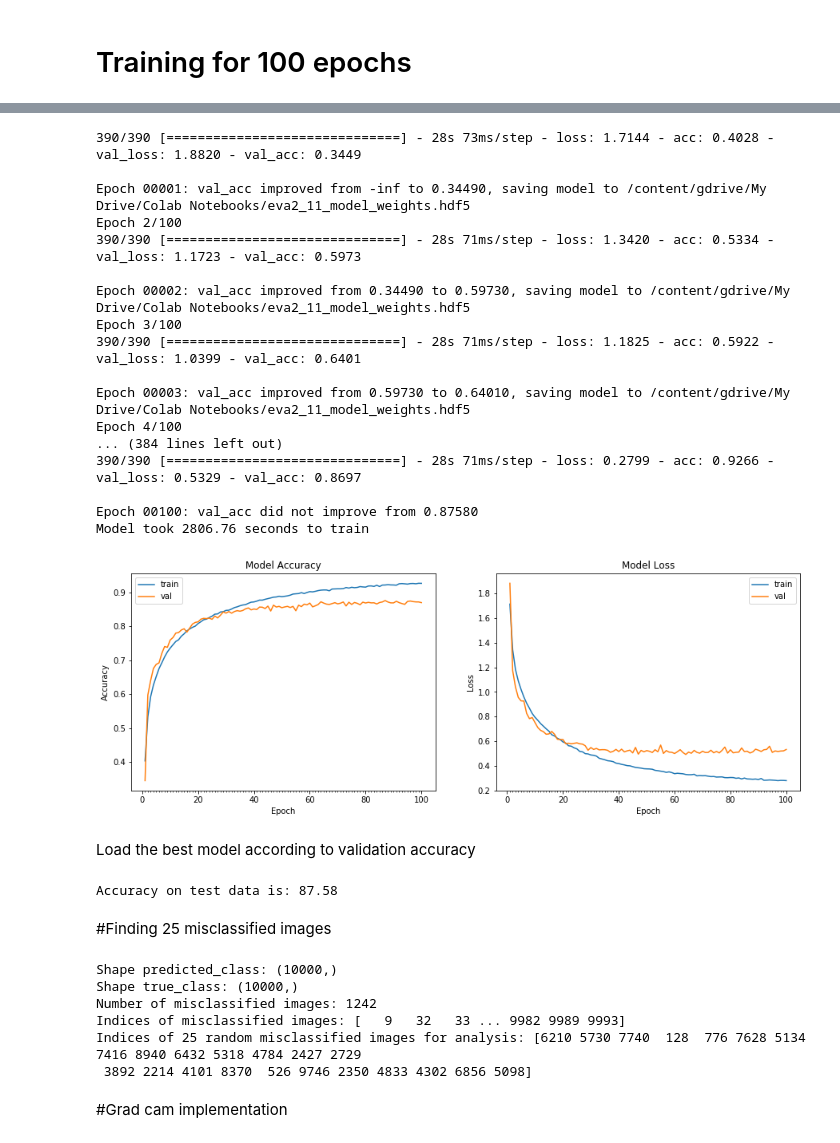
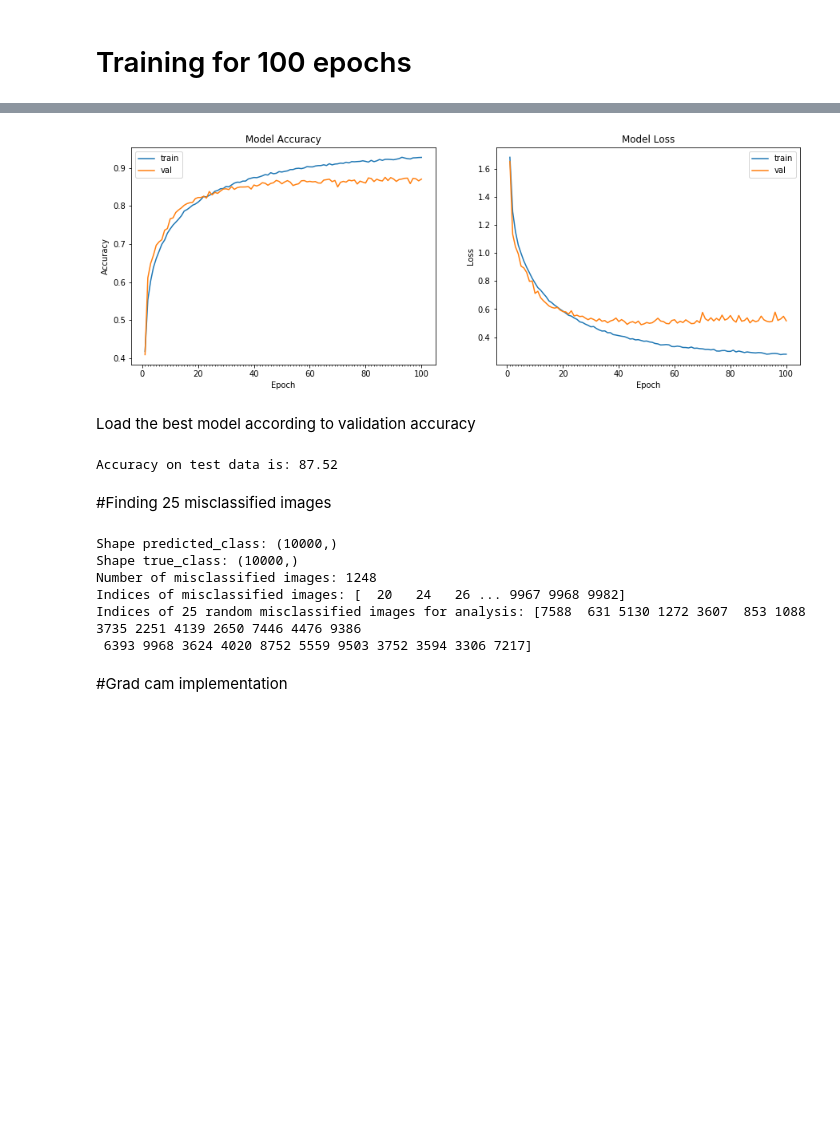
Before and after one commit to karthikvijayakumar/EVA, a Jupyter notebook: Project 11/Assignment_11.ipynb, the cells around one changed output, grey strips where cells are left out. Saved outputs shown, nothing was run; the diff lists cells and outputs as text; code cells hidden in the pictures; blank space fills up the shorter version.

Commit message:
Turning off verbose for Assignment 11

```diff
--- a/Project 11/Assignment_11.ipynb
+++ b/Project 11/Assignment_11.ipynb
@@ -337,7 +337,7 @@ datagen = ImageDataGenerator(zoom_range=0.0,
                              horizontal_flip=False,
                              preprocessing_function=get_random_eraser(v_l=0, v_h=1))
 
-checkpoint = ModelCheckpoint(model_weights_filepath, monitor='val_acc', verbose=1, save_best_only=True, mode='max')
+checkpoint = ModelCheckpoint(model_weights_filepath, monitor='val_acc', verbose=0, save_best_only=True, mode='max')
 
 callbacks_list = [checkpoint]
 
@@ -347,7 +347,7 @@ start = time.time()
 model_info = model.fit_generator(datagen.flow(X_train, Y_train, batch_size = 128),
                                  samples_per_epoch = X_train.shape[0], nb_epoch = 100,
                                  validation_data = (X_test, Y_test), callbacks = callbacks_list,
-                                 verbose=1)
+                                 verbose=0)
 end = time.time()
 print ("Model took %0.2f seconds to train"%(end - start))
 # plot model history
@@ -357,21 +357,4 @@ Epoch 1/100
-390/390 [==============================] - 28s 73ms/step - loss: 1.7144 - acc: 0.4028 - val_loss: 1.8820 - val_acc: 0.3449
-
-Epoch 00001: val_acc improved from -inf to 0.34490, saving model to /content/gdrive/My Drive/Colab Notebooks/eva2_11_model_weights.hdf5
-Epoch 2/100
-390/390 [==============================] - 28s 71ms/step - loss: 1.3420 - acc: 0.5334 - val_loss: 1.1723 - val_acc: 0.5973
-
-Epoch 00002: val_acc improved from 0.34490 to 0.59730, saving model to /content/gdrive/My Drive/Colab Notebooks/eva2_11_model_weights.hdf5
-Epoch 3/100
-390/390 [==============================] - 28s 71ms/step - loss: 1.1825 - acc: 0.5922 - val_loss: 1.0399 - val_acc: 0.6401
-
-Epoch 00003: val_acc improved from 0.59730 to 0.64010, saving model to /content/gdrive/My Drive/Colab Notebooks/eva2_11_model_weights.hdf5
-Epoch 4/100
-... (384 lines left out)
-390/390 [==============================] - 28s 71ms/step - loss: 0.2799 - acc: 0.9266 - val_loss: 0.5329 - val_acc: 0.8697
-
-Epoch 00100: val_acc did not improve from 0.87580
-Model took 2806.76 seconds to train
-[figure, old version]
+[figure, new version]
 # %% [markdown]
 Load the best model according to validation accuracy
 # %%
@@ -382,7 +365,7 @@ K.set_value(model.optimizer.lr, 0.005)
 # compute test accuracy
 print ("Accuracy on test data is: %0.2f"%accuracy(X_test, Y_test, model))
 # %% [output]
-Accuracy on test data is: 87.58
+Accuracy on test data is: 87.52
 # %% [markdown]
 #Finding 25 misclassified images
 # %%
@@ -402,10 +385,10 @@ print("Indices of 25 random misclassified images for analysis: " + str(sample_mi
 # %% [output]
 Shape predicted_class: (10000,)
 Shape true_class: (10000,)
-Number of misclassified images: 1242
-Indices of misclassified images: [   9   32   33 ... 9982 9989 9993]
-Indices of 25 random misclassified images for analysis: [6210 5730 7740  128  776 7628 5134 7416 8940 6432 5318 4784 2427 2729
- 3892 2214 4101 8370  526 9746 2350 4833 4302 6856 5098]
+Number of misclassified images: 1248
+Indices of misclassified images: [  20   24   26 ... 9967 9968 9982]
+Indices of 25 random misclassified images for analysis: [7588  631 5130 1272 3607  853 1088 3735 2251 4139 2650 7446 4476 9386
+ 6393 9968 3624 4020 8752 5559 9503 3752 3594 3306 7217]
 # %% [markdown]
 #Grad cam implementation
 # %%
```
Also changed, not shown: parts of 7 cells of this notebook.
